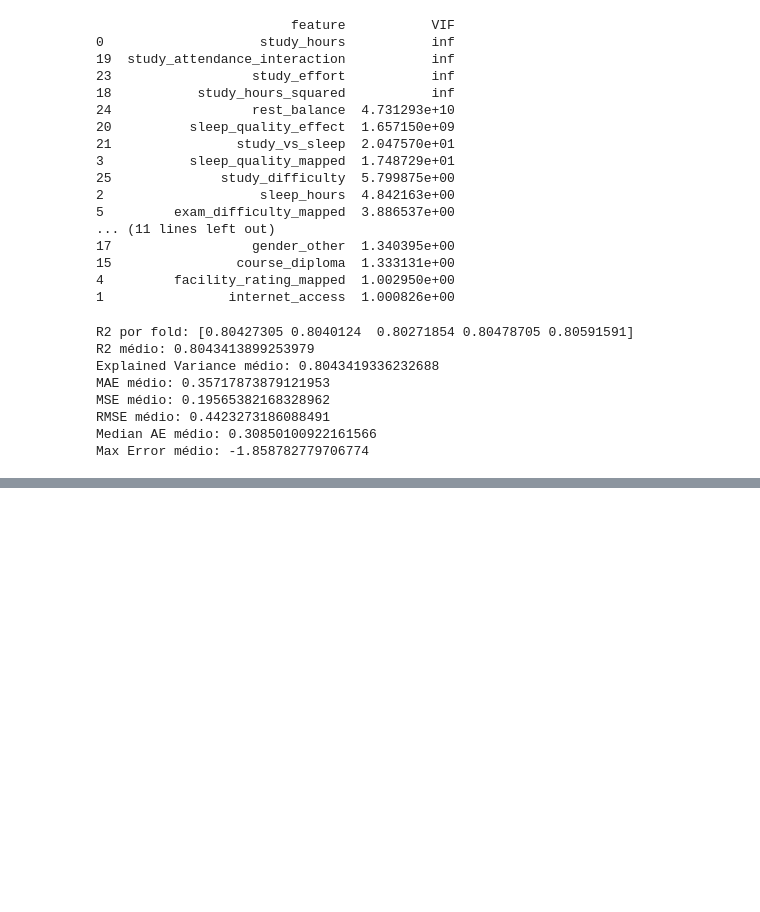
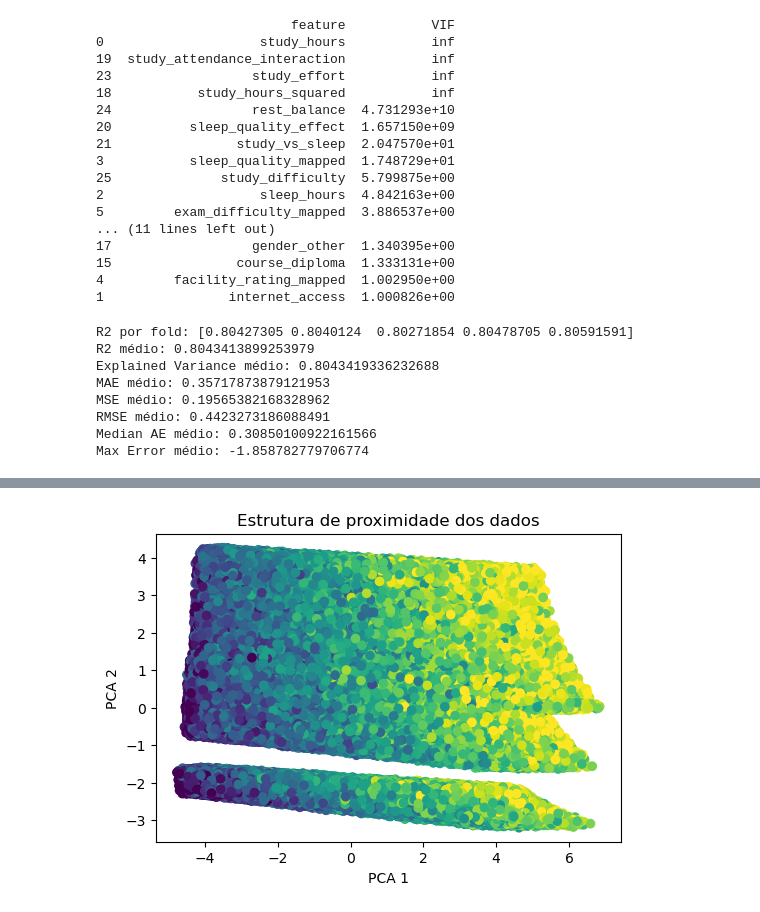
Before and after one commit to marianafernandes427/aprendizagem_automatica, a Jupyter notebook: Regressao/reg.ipynb, the cells around one changed output, grey strips where cells are left out. Cells and saved outputs as stored; diff of their text form; code cells hidden in the pictures; blank space fills up the shorter version.

```diff
--- a/Regressao/reg.ipynb
+++ b/Regressao/reg.ipynb
@@ -360,0 +941,89 @@ Max Error médio: -1.858782779706774
+# %%
+import pandas as pd
+import matplotlib.pyplot as plt
+
+from statsmodels.stats.stattools import durbin_watson
+from sklearn.model_selection import train_test_split
+from sklearn.preprocessing import StandardScaler
+from sklearn.decomposition import PCA
+
+# =========================================================
+# AJUSTAR MODELO
+# =========================================================
+
+scaler = StandardScaler()
+
+X_knn_scaled = scaler.fit_transform(X_knn)
+
+# =========================================================
+# 1. Dados Normalizados
+# =========================================================
+
+scaler = StandardScaler()
+X_knn_scaled = scaler.fit_transform(X_knn)
+df_scaled = pd.DataFrame(X_knn_scaled)
+
+print(df_scaled.describe())
+
+# =========================================================
+# 2. Similaridade capturada pela distância euclidiana
+# =========================================================
+
+pca = PCA(n_components=2)
+X_pca = pca.fit_transform(X_knn_scaled)
+
+plt.figure(figsize=(6,4))
+
+plt.scatter(
+    X_pca[:,0],
+    X_pca[:,1],
+    c=y_knn
+)
+
+plt.xlabel("PCA 1")
+plt.ylabel("PCA 2")
+plt.title("Estrutura de proximidade dos dados")
+plt.show()
+
+# =========================================================
+# 3. Continuidade local da variável-alvo
+# =========================================================
+
+plt.figure(figsize=(6,4))
+plt.scatter(X_pca[:,0], y_knn)
+plt.xlabel("PCA 1")
+plt.ylabel("Nota Final")
+plt.title("Continuidade local da variável-alvo")
+plt.show()
+
+# =========================================================
+# 4. Ausência de features irrelevantes
+# =========================================================
+
+correlacoes = X_knn.corrwith(y_knn)
+print(correlacoes.sort_values(ascending=False))
+
+# =========================================================
+# 5. Observações independentes
+# =========================================================
+
+X_train, X_test, y_train, y_test = train_test_split(
+    X_knn_scaled,
+    y_knn,
+    test_size=0.2,
+    random_state=42
+)
+
+modelo_knn.fit(X_train, y_train)
+y_pred = modelo_knn.predict(X_test)
+residuos = y_test - y_pred
+
+dw = durbin_watson(residuos)
+
+print("Durbin-Watson:", dw)
+
+if 1.5 < dw < 2.5:
+    print("Sem autocorrelação relevante")
+else:
+    print("Possível autocorrelação")
+# %% [output]
@@ -360,0 +1047 @@ Max Error médio: -1.858782779706774
+[figure, added]
```
Also changed, not shown: parts of 17 cells of this notebook, 1 other file.
